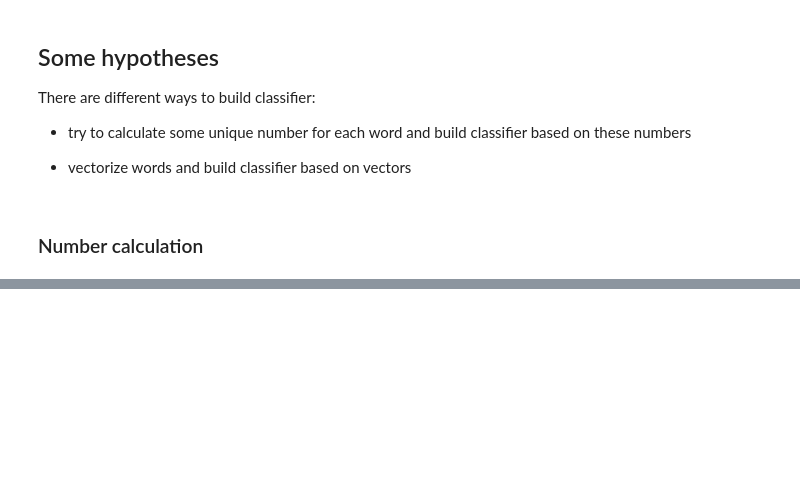
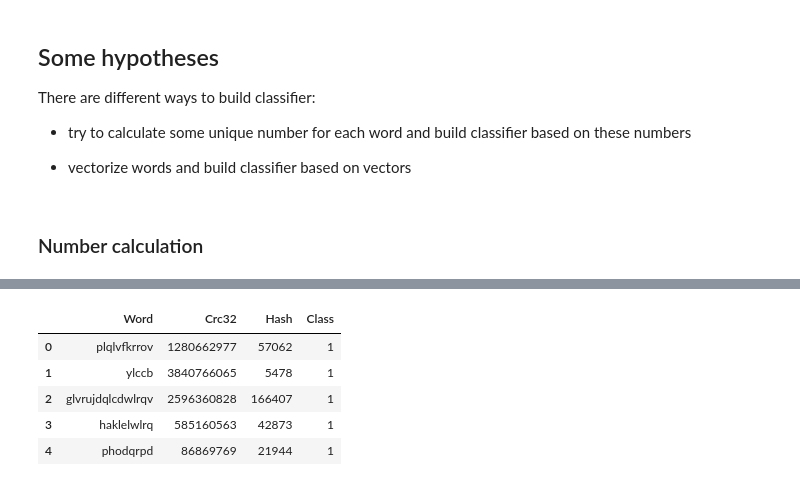
Before and after one commit to GeorgyFirsov/Decrypt, a Jupyter notebook: Main.ipynb, the cells around one changed output, grey strips where cells are left out. Saved outputs shown, nothing was run; the diff lists cells and outputs as text; code cells hidden in the pictures; blank space fills up the shorter version.

```diff
--- a/Main.ipynb
+++ b/Main.ipynb
@@ -203,0 +218,6 @@ They are highlighted with <span style='color:red'>▲</span> sign on the second
+# %%
+# Dictionaries to indexes mapping
+dictionaries_map = map_to_numbers(1, d_caesar_3, d_caesar_4, d_caesar_5
+                                     , d_affine_3_4, d_affine_5_2, d_affine_9_11)
+# %%
+data_frame = create_data_frame(dictionaries_map)
@@ -203,0 +226,9 @@ They are highlighted with <span style='color:red'>▲</span> sign on the second
+# %%
+data_frame.head()
+# %% [output]
+|  | Word | Crc32 | Hash | Class |
+| 0 | plqlvfkrrov | 1280662977 | 57062 | 1 |
+| 1 | ylccb | 3840766065 | 5478 | 1 |
+| 2 | glvrujdqlcdwlrqv | 2596360828 | 166407 | 1 |
+| 3 | haklelwlrq | 585160563 | 42873 | 1 |
+| 4 | phodqrpd | 86869769 | 21944 | 1 |
```
Also changed, not shown: parts of 18 cells of this notebook, 5 other files.
